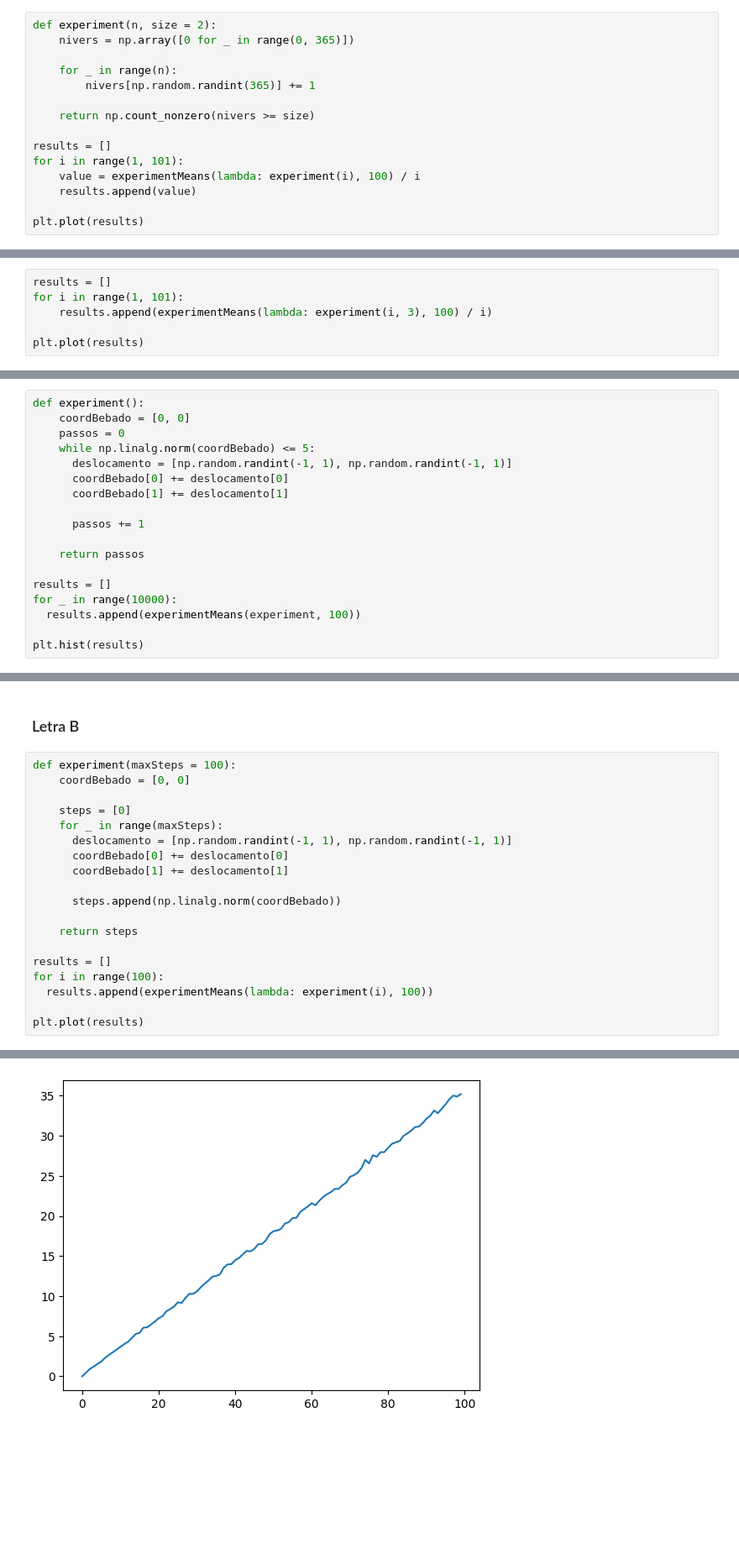
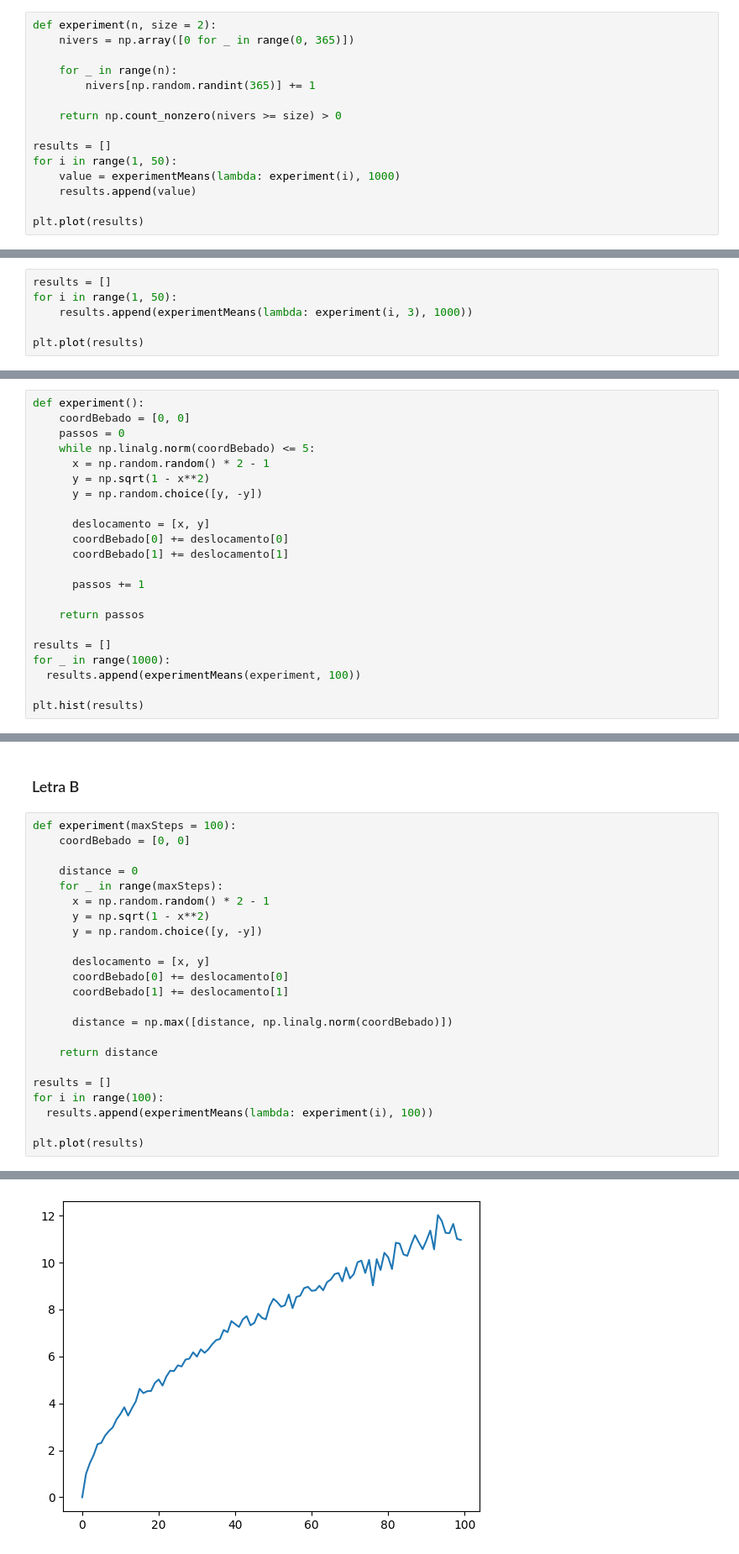
Before and after one commit to guilhermehalvescode/UFU-BCC, a Jupyter notebook: 6p/ms/listas/LIsta1.ipynb, the cells around one changed output, grey strips where cells are left out. Shown at 84% size. Drawn from its saved outputs; the diff is of its cells as text; blank space fills up the shorter version.

```diff
--- a/6p/ms/listas/LIsta1.ipynb
+++ b/6p/ms/listas/LIsta1.ipynb
@@ -133,11 +147,11 @@ def experiment(n, size = 2):
     for _ in range(n):
         nivers[np.random.randint(365)] += 1
 
-    return np.count_nonzero(nivers >= size)
+    return np.count_nonzero(nivers >= size) > 0
 
 results = []
-for i in range(1, 101):
-    value = experimentMeans(lambda: experiment(i), 100) / i
+for i in range(1, 50):
+    value = experimentMeans(lambda: experiment(i), 1000)
     results.append(value)
 
 plt.plot(results)
@@ -148,8 +162,8 @@ plt.plot(results)
 ### Letra B
 # %%
 results = []
-for i in range(1, 101):
-    results.append(experimentMeans(lambda: experiment(i, 3), 100) / i)
+for i in range(1, 50):
+    results.append(experimentMeans(lambda: experiment(i, 3), 1000))
 
 plt.plot(results)
 # %% [output]
@@ -164,7 +178,11 @@ def experiment():
     coordBebado = [0, 0]
     passos = 0
     while np.linalg.norm(coordBebado) <= 5:
-      deslocamento = [np.random.randint(-1, 1), np.random.randint(-1, 1)]
+      x = np.random.random() * 2 - 1
+      y = np.sqrt(1 - x**2)
+      y = np.random.choice([y, -y])
+
+      deslocamento = [x, y]
       coordBebado[0] += deslocamento[0]
       coordBebado[1] += deslocamento[1]
 
@@ -173,7 +191,7 @@ def experiment():
     return passos
 
 results = []
-for _ in range(10000):
+for _ in range(1000):
   results.append(experimentMeans(experiment, 100))
 
 plt.hist(results)
@@ -189,23 +206,27 @@ plt.hist(results)
 # %%
 def experiment(maxSteps = 100):
     coordBebado = [0, 0]
 
-    steps = [0]
+    distance = 0
     for _ in range(maxSteps):
-      deslocamento = [np.random.randint(-1, 1), np.random.randint(-1, 1)]
+      x = np.random.random() * 2 - 1
+      y = np.sqrt(1 - x**2)
+      y = np.random.choice([y, -y])
+
+      deslocamento = [x, y]
       coordBebado[0] += deslocamento[0]
       coordBebado[1] += deslocamento[1]
 
-      steps.append(np.linalg.norm(coordBebado))
+      distance = np.max([distance, np.linalg.norm(coordBebado)])
 
-    return steps
+    return distance
 
 results = []
 for i in range(100):
   results.append(experimentMeans(lambda: experiment(i), 100))
 
 plt.plot(results)
 # %% [output]
 [<matplotlib.lines.Line2D at 0x...>]
-[figure, old version]
+[figure, new version]
 # %% [markdown]
```
Also changed, not shown: parts of 20 cells of this notebook.
